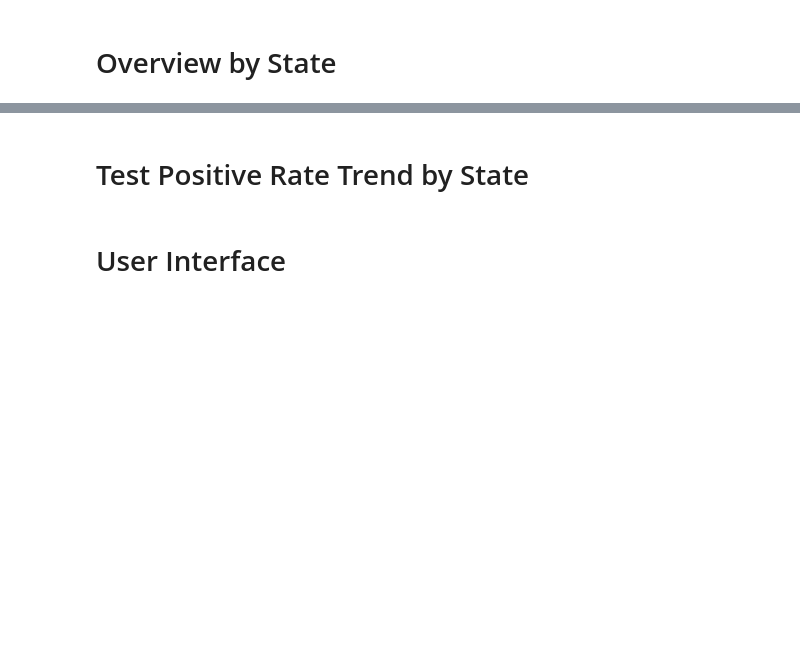
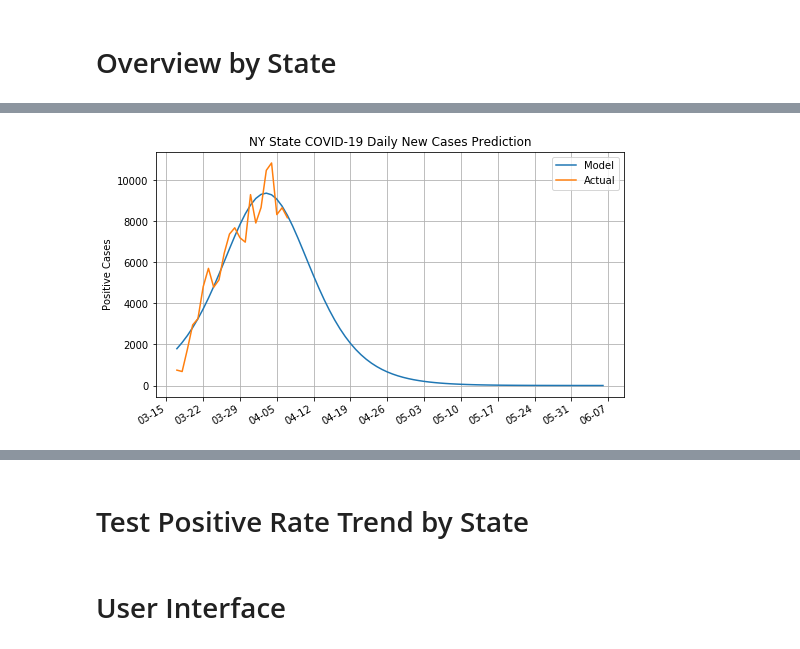
Before and after one commit to kl884/COVID-19-Test-Positive-Rate, a Jupyter notebook: python/COVID-19 Test Positive Rate.ipynb, the cells around one changed output, grey strips where cells are left out. Cells and saved outputs as stored; diff of their text form; code cells hidden in the pictures; blank space fills up the shorter version.

```diff
--- a/python/COVID-19 Test Positive Rate.ipynb
+++ b/python/COVID-19 Test Positive Rate.ipynb
@@ -76,0 +92,85 @@ def plot_by_state(df, action_index):
+# %%
+df_state= slice_state(df, 'NY')
+
+df_Y= df_state[['date', 'positiveIncrease', 'positive']].iloc[::-1]
+df_Y= df_Y[13:].copy()
+df_Y.reset_index(inplace= True)
+df_Y['t']= pd.Series(range(1, df_Y['date'].count()+1))
+
+Y= df_Y['positiveIncrease']
+t= df_Y['t']
+
+# Cumulative positive cases
+c_Y= df_Y['positive']
+
+# initial variables(M, P & Q), estimate 20% of the population in NYS will be infected
+vars= [19.44e6*0.2, 0.03, 0.38]
+
+# residual (error) function
+def residual(vars, t, Y):
+    M= vars[0]
+    P= vars[1]
+    Q= vars[2]
+    Bass= M * (((P+Q)**2/P)*np.exp(-(P+Q)*t))/(1+(Q/P)*np.exp(-(P+Q)*t))**2
+    return (Bass - Y)
+
+# non linear least square fitting
+varfinal, success = leastsq(residual, vars, args=(t, Y))
+
+# estimated coefficients
+m= varfinal[0]
+p= varfinal[1]
+q= varfinal[2]
+
+print('M (estimated cumulative cases): %0.3e, p: %0.3e, q= %0.3e' % (m, p, q))
+
+# Extend date range for prediction
+pred_days= 61
+times = pd.date_range(df_Y.at[len(df_Y)-1, 'date'], periods= pred_days, freq= '1D')
+df_times = pd.DataFrame({'date': times[1:]})
+df_Y= df_Y.append(df_times, ignore_index = True, sort= False)
+df_Y['t']= pd.Series(range(1,df_Y['date'].count()+1))
+
+# model with time interpolation
+tp= df_Y['t']
+cofactor= np.exp(-(p+q)*tp)
+df_Y['positiveIncrease_pdf']= m*(((p+q)**2/p)*cofactor)/(1+(q/p)*cofactor)**2
+
+# daily new case plot
+#plt.plot(df_Y['date'], df_Y['positiveIncrease_pdf'], df_Y['date'], df_Y['positiveIncrease'])
+#plt.title('positiveIncrease_pdf')
+#plt.legend(['Model', 'Actual'])
+#plt.show()
+
+sns.reset_orig()
+date_form= mdates.DateFormatter("%m-%d")
+weekday= SU
+state= 'NY'
+
+fig0, ax0= plt.subplots(figsize=(8.4, 5))
+plt.plot(df_Y['date'], df_Y['positiveIncrease_pdf'], df_Y['date'], df_Y['positiveIncrease'])
+ax0.fmt_xdata= date_form # mdates.DateFormatter('%m-%d')
+ax0.grid()
+ax0.legend(['Model', 'Actual'])
+ax0.set(ylabel= 'Positive Cases', title= state + ' State COVID-19 Daily New Cases Prediction')
+fig0.autofmt_xdate()
+ax0.xaxis.set_major_formatter(date_form)
+ax0.xaxis.set_major_locator(mdates.WeekdayLocator(byweekday= weekday))
+
+# Cumulative positive cases (cdf)
+df_Y['positive_cdf'] = m*(1-cofactor)/(1+(q/p)*cofactor)
+#plt.plot(tp, positive_cdf, t, c_Y)
+#plt.title('Positive Cases cdf')
+#plt.legend(['Model', 'Actual'])
+#plt.show()
+
+fig1, ax1= plt.subplots(figsize=(8.4, 5))
+plt.plot(df_Y['date'], df_Y['positive_cdf'], df_Y['date'], df_Y['positive'])
+ax1.fmt_xdata= date_form # mdates.DateFormatter('%m-%d')
+ax1.grid()
+ax1.legend(['Model', 'Actual'])
+ax1.set(ylabel= 'Cumulative Positive Cases', title= state + ' State COVID-19 Cumulative Cases Prediction')
+fig1.autofmt_xdate()
+ax1.xaxis.set_major_formatter(date_form)
+ax1.xaxis.set_major_locator(mdates.WeekdayLocator(byweekday= weekday))
+# %% [output]
@@ -76,0 +178 @@ def plot_by_state(df, action_index):
+[figure, added]
```
Also changed, not shown: parts of 11 cells of this notebook, 2 other files.
